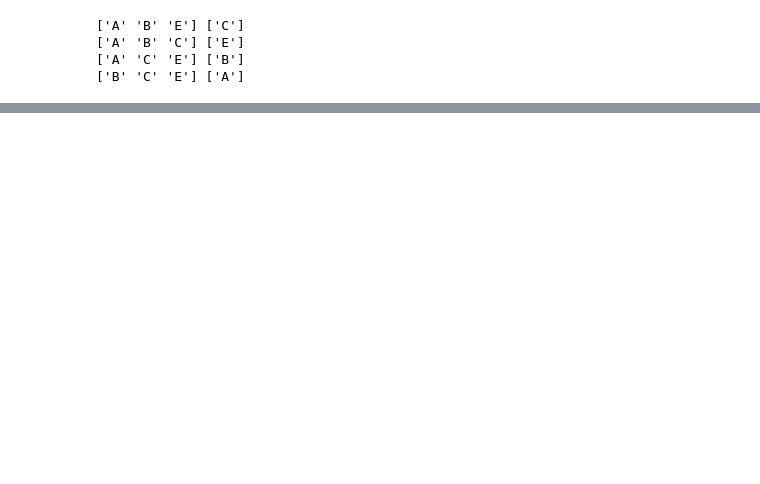
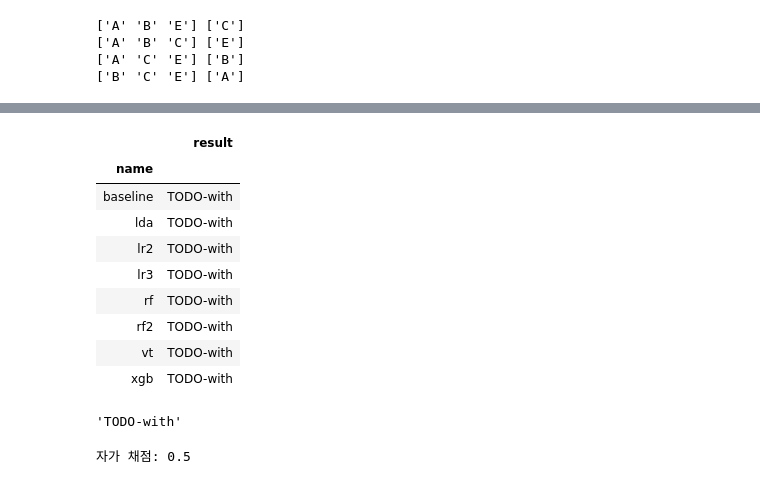
Before and after one commit to sunkusun9/DS_lv3_2502, a Jupyter notebook: sec_ds_lv3_prob1_kaggle.ipynb, the cells around one changed output, grey strips where cells are left out. Saved outputs shown, nothing was run; the diff lists cells and outputs as text; code cells hidden in the pictures; blank space fills up the shorter version.

```diff
--- a/sec_ds_lv3_prob1_kaggle.ipynb
+++ b/sec_ds_lv3_prob1_kaggle.ipynb
@@ -98,5 +142,9 @@ m = pd.concat([df_train['loading'], df_test['loading']]).mean()
 df_train['loading'] = df_train['loading'].fillna(m)
 df_test['loading'] = df_test['loading'].fillna(m)
+# %%
+# 문제 2번 log 변환하여 정규분포에 가깝게 변환시켜봅니다.
+df_train['loading_log'] = np.log(df_train['loading'])
+df_test['loading_log'] = np.log(df_test['loading'])
 # %%
 df_train.isna().sum().sum()
 X_all = df_test.columns.tolist()
@@ -136,0 +419,14 @@ cv_scores
+# %%
+# RF: RandomForestClassifier + LinearDiscriminantAnalysis
+
+from sklearn.discriminant_analysis import LinearDiscriminantAnalysis
+from sklearn.ensemble import RandomForestClassifier
+
+ct = ColumnTransformer([
+    ('std_lda', make_pipeline(StandardScaler(), LinearDiscriminantAnalysis()), ['measurement_{}'.format(i) for i in range(18)]),
+    ('pt', 'passthrough', ['loading', 'na_1', 'na_2'])
+])
+clf_rf2 = make_pipeline(ct, RandomForestClassifier(
+    n_estimators=100, max_depth=6, min_samples_split=512, random_state=123, max_features=0.75
+))
+eval_model('rf2', clf_rf2)
@@ -136,0 +443,12 @@ cv_scores
+# %%
+# XGB: XGBoost
+import xgboost as xgb
+ct = ColumnTransformer([
+    ('pt', 'passthrough', ['loading', 'na_1', 'na_2'] + ['measurement_{}'.format(i) for i in range(18)])
+])
+# 파라메터 튜닝: subsample - 이상점 / 영향점이 많은 데이터셋에서 조정을 해볼만 합니다.
+clf_xgb = xgb.XGBClassifier(
+    n_estimators=300, learning_rate=0.01, colsample_bytree=0.85 # colsample_bytree = max_features
+)
+clf_xgb = make_pipeline(ct, clf_xgb)
+eval_model('xgb', clf_xgb)
@@ -136,0 +466,31 @@ cv_scores
+# %%
+# Voting을 합니다.
+from sklearn.ensemble import VotingClassifier
+
+clf_vt = VotingClassifier([
+    ('baseline', clf_lr), # LR + SFS
+    ('lr2', clf_lr2), # LR.2: LR +  PCA n_components=7
+    ('lr3', clf_lr3), # Basline + np.log (loading)
+    ('lda', clf_lda), # LDA
+    ('rf', clf_rf), # RF 튜닝
+    ('rf2', clf_rf2), # RF + LDA
+    ('xgb', clf_xgb), # XGB
+], voting='soft')
+eval_model('vt', clf_vt)
+# %% [output]
+|  | result |
+| name |  |
+| baseline | TODO-with |
+| lda | TODO-with |
+| lr2 | TODO-with |
+| lr3 | TODO-with |
+| rf | TODO-with |
+| rf2 | TODO-with |
+| vt | TODO-with |
+| xgb | TODO-with |
+'TODO-with'
+# %%
+prd = select_model(clf_vt)
+print("자가 채점: {}".format(roc_auc_score(s_ans, prd)))
+# %% [output]
+자가 채점: 0.5
```
Also changed, not shown: parts of 32 cells of this notebook.
